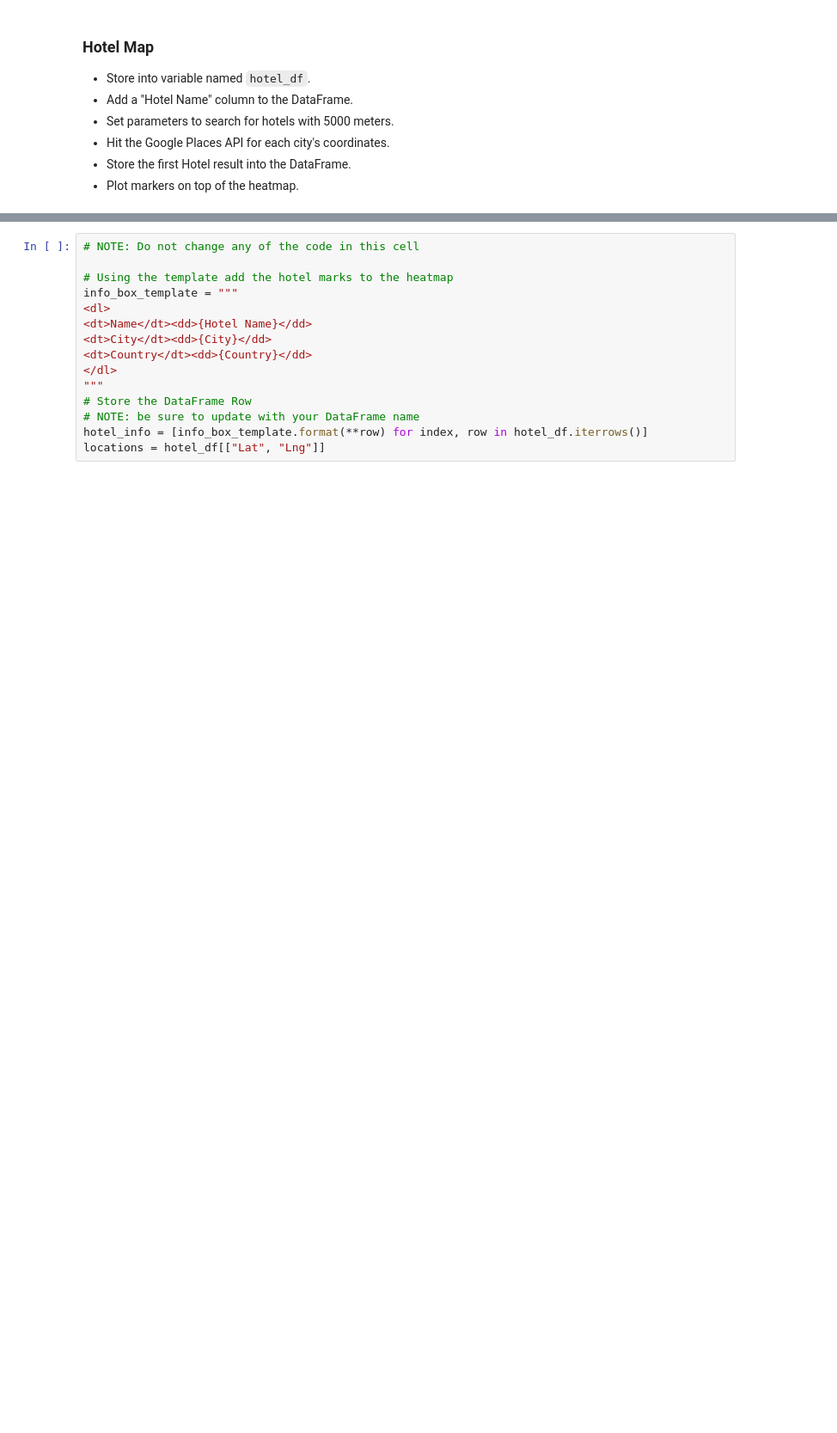
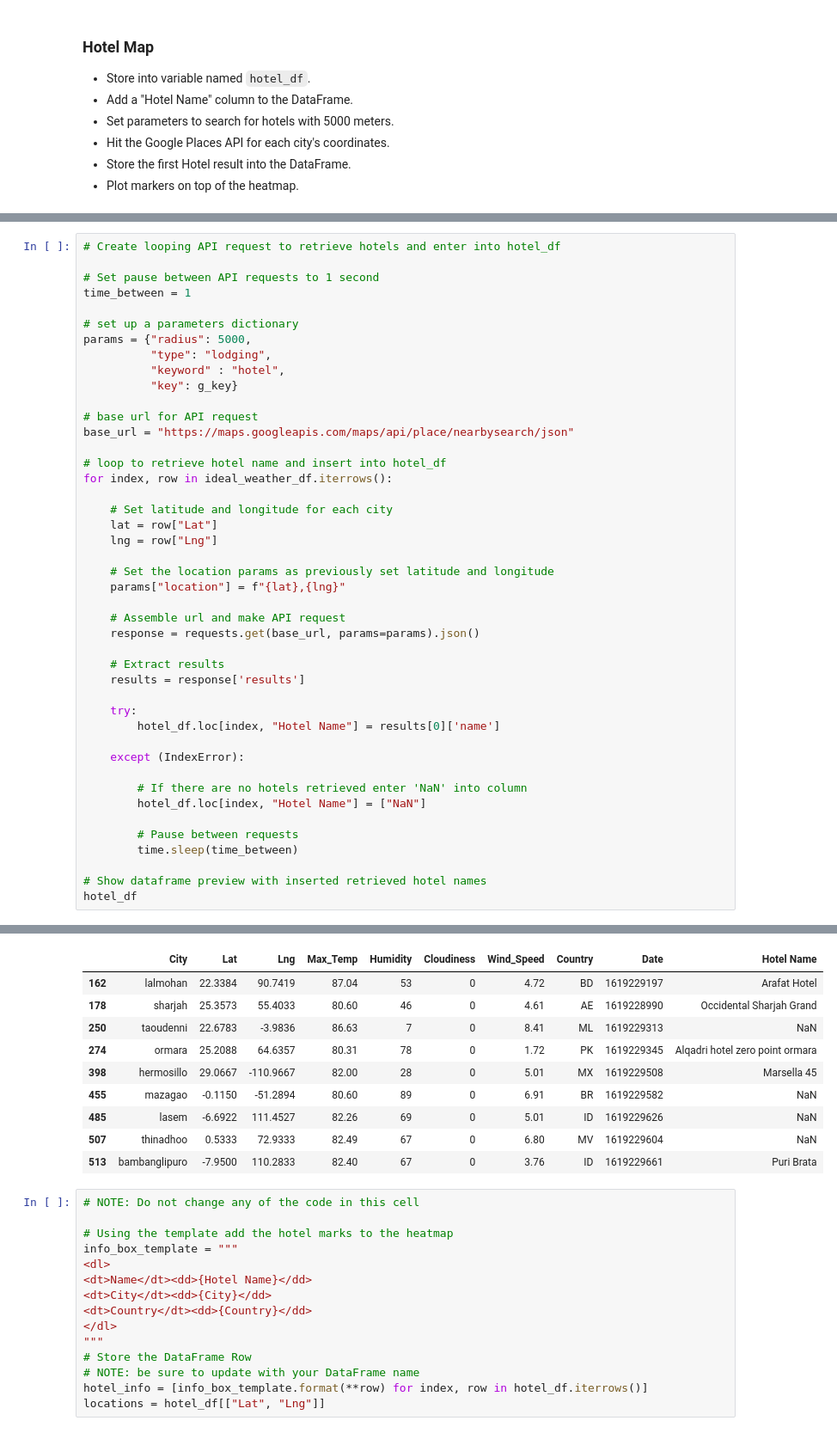
Before and after one commit to adamlever/python-api-challenge, a Jupyter notebook: VacationPy/VacationPy.ipynb, the cells around one changed output, grey strips where cells are left out. Shown at 86% size. Saved outputs shown, nothing was run; the diff lists cells and outputs as text; blank space fills up the shorter version.

```diff
--- a/VacationPy/VacationPy.ipynb
+++ b/VacationPy/VacationPy.ipynb
@@ -87,0 +130,45 @@ ideal_weather_df = ideal_weather_df.dropna()
+# %%
+# Create looping API request to retrieve hotels and enter into hotel_df
+
+# Set pause between API requests to 1 second
+time_between = 1
+
+# set up a parameters dictionary
+params = {"radius": 5000,
+          "type": "lodging",
+          "keyword" : "hotel",
+          "key": g_key}
+
+# base url for API request
+base_url = "https://maps.googleapis.com/maps/api/place/nearbysearch/json"
+
+# loop to retrieve hotel name and insert into hotel_df
+for index, row in ideal_weather_df.iterrows():
+
+    # Set latitude and longitude for each city
+    lat = row["Lat"]
+    lng = row["Lng"]
+
+    # Set the location params as previously set latitude and longitude
+    params["location"] = f"{lat},{lng}"
+
+    # Assemble url and make API request
+    response = requests.get(base_url, params=params).json()
+
+    # Extract results
+    results = response['results']
+
+    try:
+        hotel_df.loc[index, "Hotel Name"] = results[0]['name']
+
+    except (IndexError):
+
+        # If there are no hotels retrieved enter 'NaN' into column
+        hotel_df.loc[index, "Hotel Name"] = ["NaN"]
+
+        # Pause between requests
+        time.sleep(time_between)
+
+# Show dataframe preview with inserted retrieved hotel names
+hotel_df
+# %% [output]
@@ -88,3 +185,13 @@ ideal_weather_df = ideal_weather_df.dropna()
+|  | City | Lat | Lng | Max_Temp | Humidity | Cloudiness | Wind_Speed | Country | Date | Hotel Name |
+| 162 | lalmohan | 22.3384 | 90.7419 | 87.04 | 53 | 0 | 4.72 | BD | 1619229197 | Arafat Hotel |
+| 178 | sharjah | 25.3573 | 55.4033 | 80.60 | 46 | 0 | 4.61 | AE | 1619228990 | Occidental Sharjah Grand |
+| 250 | taoudenni | 22.6783 | -3.9836 | 86.63 | 7 | 0 | 8.41 | ML | 1619229313 | NaN |
+| 274 | ormara | 25.2088 | 64.6357 | 80.31 | 78 | 0 | 1.72 | PK | 1619229345 | Alqadri hotel zero point ormara |
+| 398 | hermosillo | 29.0667 | -110.9667 | 82.00 | 28 | 0 | 5.01 | MX | 1619229508 | Marsella 45 |
+| 455 | mazagao | -0.1150 | -51.2894 | 80.60 | 89 | 0 | 6.91 | BR | 1619229582 | NaN |
+| 485 | lasem | -6.6922 | 111.4527 | 82.26 | 69 | 0 | 5.01 | ID | 1619229626 | NaN |
+| 507 | thinadhoo | 0.5333 | 72.9333 | 82.49 | 67 | 0 | 6.80 | MV | 1619229604 | NaN |
+| 513 | bambanglipuro | -7.9500 | 110.2833 | 82.40 | 67 | 0 | 3.76 | ID | 1619229661 | Puri Brata |
 # %%
 # NOTE: Do not change any of the code in this cell
 
```
Also changed, not shown: parts of 13 cells of this notebook, 21 other files.
